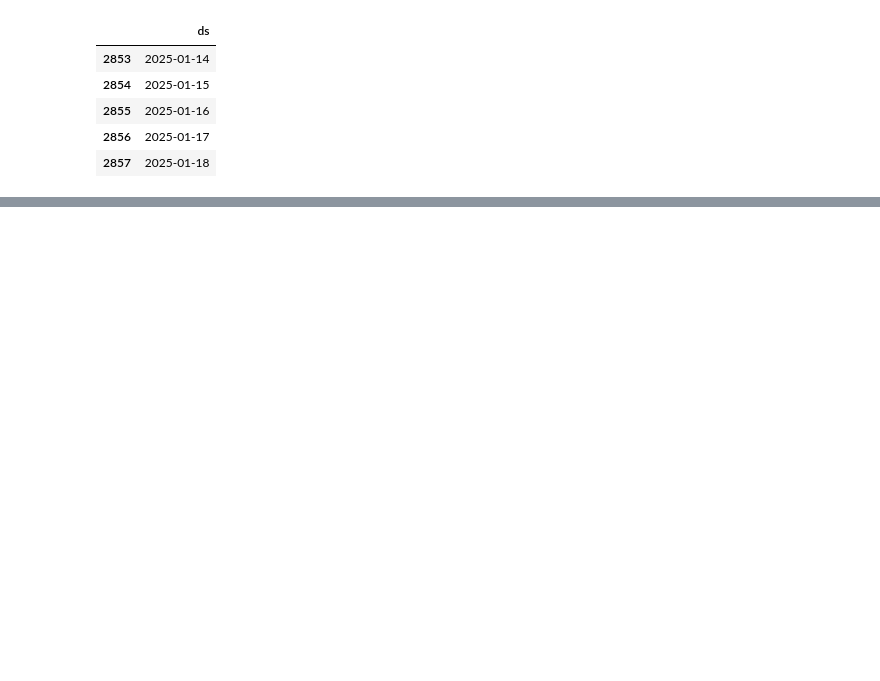
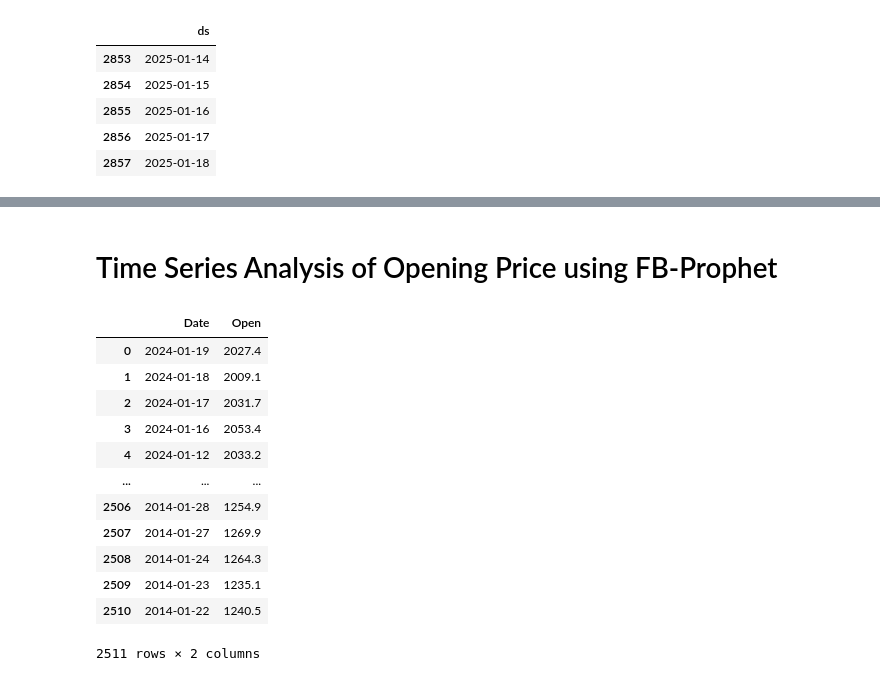
Before and after one commit to shivank124/Kaggle, a Jupyter notebook: gold-stock-prize.ipynb, the cells around one changed output, grey strips where cells are left out. Drawn from its saved outputs; the diff is of its cells as text; code cells hidden in the pictures; blank space fills up the shorter version.

```diff
--- a/gold-stock-prize.ipynb
+++ b/gold-stock-prize.ipynb
@@ -330,3 +330,22 @@ plot_components_plotly(model_volume, forecast_volume)
 # %% [output]
 Discarding nonzero nanoseconds in conversion.
 [interactive output not drawn]
+# %% [markdown]
+# Time Series Analysis of Opening Price using FB-Prophet
+# %%
+df_open = df[['Date','Open']]
+df_open
+# %% [output]
+|  | Date | Open |
+| 0 | 2024-01-19 | 2027.4 |
+| 1 | 2024-01-18 | 2009.1 |
+| 2 | 2024-01-17 | 2031.7 |
+| 3 | 2024-01-16 | 2053.4 |
+| 4 | 2024-01-12 | 2033.2 |
+| ... | ... | ... |
+| 2506 | 2014-01-28 | 1254.9 |
+| 2507 | 2014-01-27 | 1269.9 |
+| 2508 | 2014-01-24 | 1264.3 |
+| 2509 | 2014-01-23 | 1235.1 |
+| 2510 | 2014-01-22 | 1240.5 |
+2511 rows × 2 columns
```
Also changed, not shown: parts of 12 cells of this notebook.
